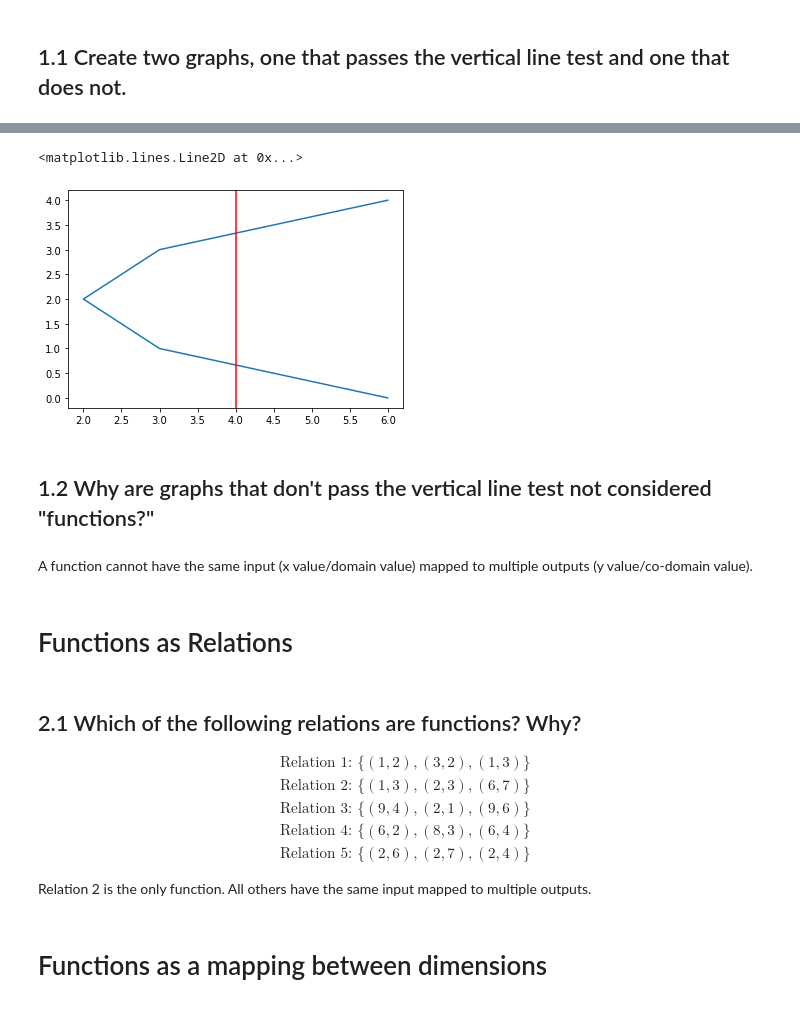
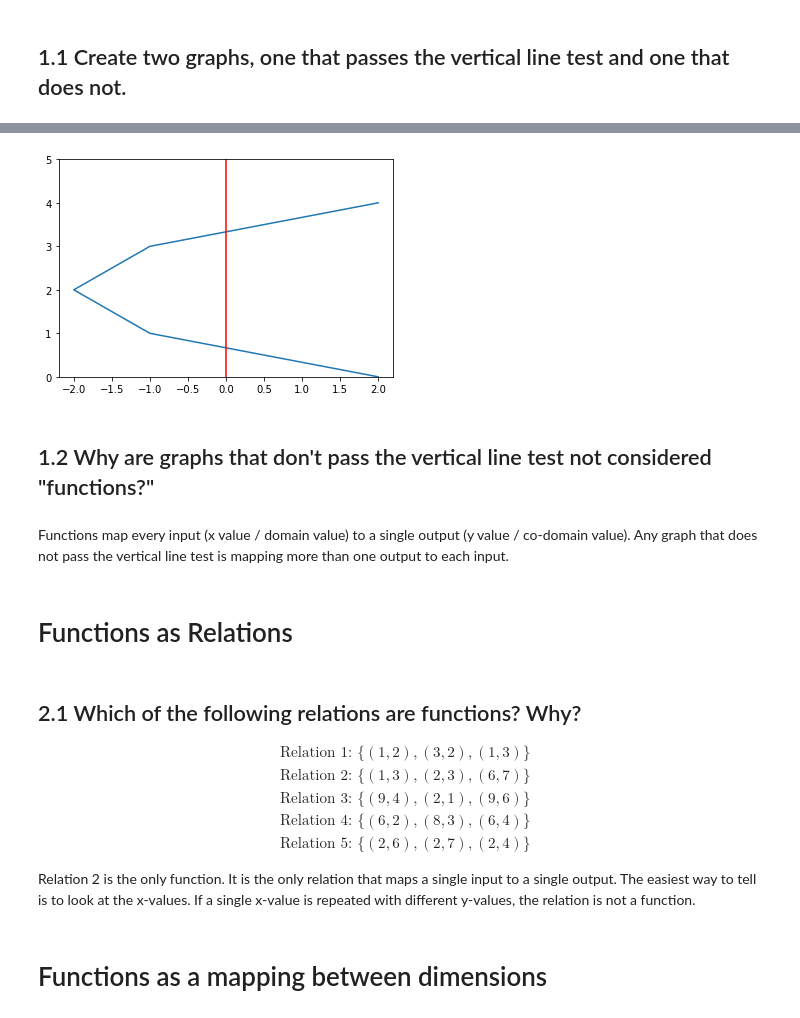
Before and after one commit to ericaburdett/DS-Unit-1-Sprint-3-Linear-Algebra, a Jupyter notebook: module3-dimensionality-reduction/133_High_Dimensional_Data_Assignment.ipynb, the cells around one changed output, grey strips where cells are left out. Saved outputs shown, nothing was run; the diff lists cells and outputs as text; code cells hidden in the pictures.

```diff
--- a/module3-dimensionality-reduction/133_High_Dimensional_Data_Assignment.ipynb
+++ b/module3-dimensionality-reduction/133_High_Dimensional_Data_Assignment.ipynb
@@ -19,16 +21,19 @@ plt.axvline(x=0, color='r')
 [figure]
 # %%
+# Plt graph that does not pass vertical line test
 y = np.arange(0, 5)
-x = (y-2)**2 + 2
+x = (y-2) ** 2 - 2
+
 plt.plot(x, y)
-plt.axvline(x=4, color='r')
+plt.ylim(0, 5)
+plt.axvline(x=0, color='r')
+plt.show()
 # %% [output]
-<matplotlib.lines.Line2D at 0x...>
-[figure, old version]
+[figure, new version]
 # %% [markdown]
 ## 1.2 Why are graphs that don't pass the vertical line test not considered "functions?"
-# %% [markdown]
-A function cannot have the same input (x value/domain value) mapped to multiple outputs (y value/co-domain value).
+# %% [markdown]
+Functions map every input (x value / domain value) to a single output (y value / co-domain value). Any graph that does not pass the vertical line test is mapping more than one output to each input.
 # %% [markdown]
 # Functions as Relations
 # %% [markdown]
@@ -46,8 +51,7 @@ A function cannot have the same input (x value/domain value) mapped to multiple
 \text{Relation 5: } \{(2, 6), (2, 7), (2, 4)\}
 \end{align}
 
-
-Relation 2 is the only function. All others have the same input mapped to multiple outputs.
+Relation 2 is the only function. It is the only relation that maps a single input to a single output. The easiest way to tell is to look at the x-values. If a single x-value is repeated with different y-values, the relation is not a function.
 # %% [markdown]
 # Functions as a mapping between dimensions
 # %% [markdown]
```
Also changed, not shown: parts of 40 cells of this notebook.
